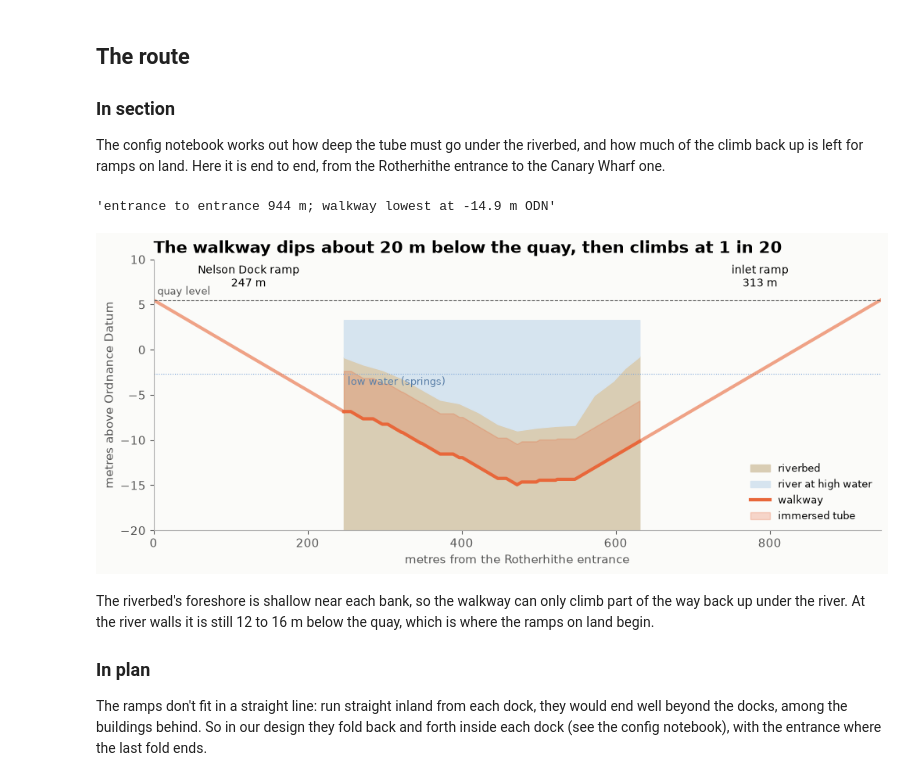
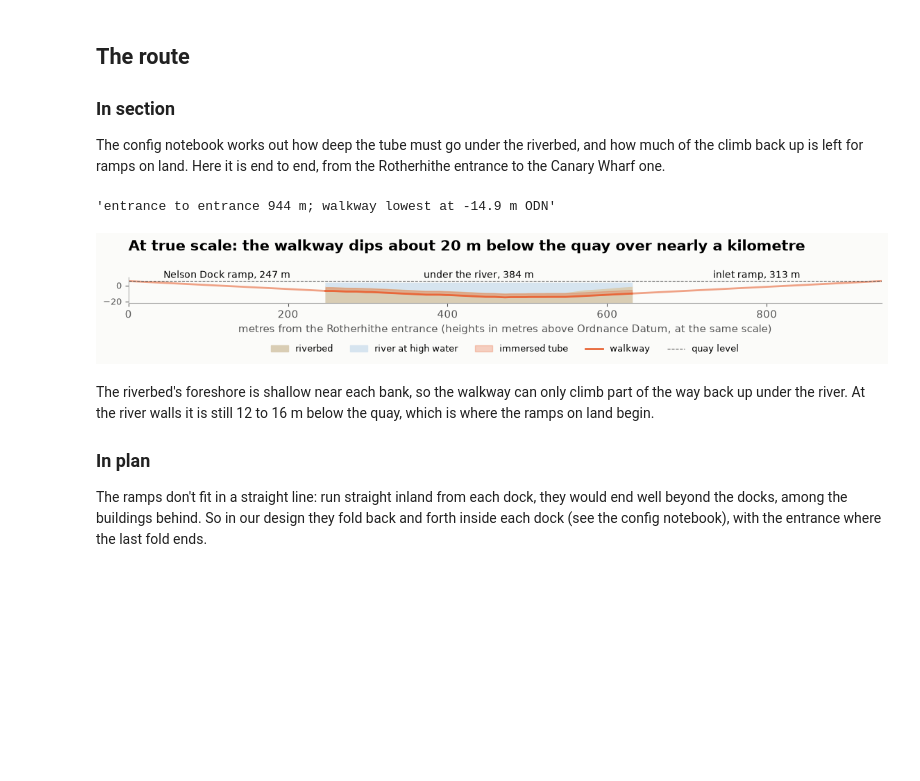
Before and after one commit to HenryDashwood/rotherhithe-to-canary-wharf-tunnel, a Jupyter notebook: nbs/02_route_and_ownership.ipynb, the cells around one changed output. Drawn from its saved outputs; the diff is of its cells as text; code cells hidden in the pictures; blank space fills up the shorter version.

Commit message:
Draw the tunnel's long section at true scale
Equal horizontal and vertical scales, so the figure no longer exaggerates
how steeply the walkway dips.

```diff
--- a/nbs/02_route_and_ownership.ipynb
+++ b/nbs/02_route_and_ownership.ipynb
@@ -346,41 +346,38 @@ for ramps on land. Here it is end to end, from the Rotherhithe entrance to the C
 # %%
 xs, w = walkway_profile()
 south_ramp, north_ramp = ramp_lengths()
 bed = np.interp(xs, *zip(*RIVERBED_CD)) + CHART_DATUM_ODN
 d = xs + south_ramp  # distance from the south entrance
-MHW, MLWS = 3.28, -2.69  # PLA chart 319, West India Pier (m ODN)
+MHW = 3.28  # mean high water, PLA chart 319, West India Pier (m ODN)
 
-fig, ax = plt.subplots(figsize=(12, 4.5))
-ax.fill_between(d, bed, -25, color="#d9cdb4", label="riverbed")
+# Drawn to true scale, one metre across is one metre down, so the depth isn't exaggerated
+fig, ax = plt.subplots(figsize=(14, 2.8))
+ax.fill_between(d, bed, -30, color="#d9cdb4", label="riverbed")
 ax.fill_between(d, bed, MHW, color=COLOURS["water"], label="river at high water")
-ax.axhline(MLWS, color="#7fa7d9", lw=0.8, ls=":")
-ax.text(d[0] + 5, MLWS - 1.2, "low water (springs)", color="#5a7fa8", fontsize=9)
 ramp_s = np.array([0, south_ramp]), np.array([QUAY_ODN, w[0]])
 ramp_n = np.array([d[-1], d[-1] + north_ramp]), np.array([w[-1], QUAY_ODN])
 for xx, yy in (ramp_s, ramp_n):
-    ax.plot(xx, yy, color=COLOURS["tunnel"], lw=3, alpha=0.6)
-ax.plot(d, w, color=COLOURS["tunnel"], lw=3, label="walkway")
-ax.fill_between(d, w, w + HEADROOM_M + ROOF_M, color=COLOURS["tunnel"], alpha=0.25, label="immersed tube")
-ax.axhline(QUAY_ODN, color="#555", lw=0.8, ls="--")
-ax.text(5, QUAY_ODN + 0.6, "quay level", color="#555", fontsize=9)
+    ax.plot(xx, yy, color=COLOURS["tunnel"], lw=2, alpha=0.6)
+ax.fill_between(d, w, w + HEADROOM_M + ROOF_M, color=COLOURS["tunnel"], alpha=0.3, label="immersed tube")
+ax.plot(d, w, color=COLOURS["tunnel"], lw=2, label="walkway")
+ax.axhline(QUAY_ODN, color="#555", lw=0.8, ls="--", label="quay level")
 for x, label in (
-    (south_ramp / 2, f"Nelson Dock ramp\n{south_ramp:.0f} m"),
-    (d[-1] + north_ramp / 2, f"inlet ramp\n{north_ramp:.0f} m"),
+    (south_ramp / 2, f"Nelson Dock ramp, {south_ramp:.0f} m"),
+    (d[0] + river_crossing().length / 2, f"under the river, {river_crossing().length:.0f} m"),
+    (d[-1] + north_ramp / 2, f"inlet ramp, {north_ramp:.0f} m"),
 ):
-    ax.text(x, QUAY_ODN + 1.5, label, ha="center", fontsize=10)
-ax.set(
-    xlim=(0, d[-1] + north_ramp),
-    ylim=(-20, 10),
-    xlabel="metres from the Rotherhithe entrance",
-    ylabel="metres above Ordnance Datum",
-)
-ax.legend(loc="lower right", fontsize=9)
-ax.set_title("The walkway dips about 20 m below the quay, then climbs at 1 in 20")
+    ax.text(x, QUAY_ODN + 4, label, ha="center", fontsize=10)
+ax.set_aspect("equal")
+ax.set(xlim=(0, d[-1] + north_ramp), ylim=(-22, 10), yticks=[-20, 0])
+ax.tick_params(axis="y", labelsize=9)
+ax.set_xlabel("metres from the Rotherhithe entrance (heights in metres above Ordnance Datum, at the same scale)")
+ax.legend(loc="upper center", bbox_to_anchor=(0.5, -1.3), ncol=5, fontsize=9)
+ax.set_title("At true scale: the walkway dips about 20 m below the quay over nearly a kilometre", pad=28)
 fig.savefig(FIGURES / "tunnel_profile.png")
 f"entrance to entrance {d[-1] + north_ramp:.0f} m; walkway lowest at {w.min():.1f} m ODN"
 # %% [output]
 'entrance to entrance 944 m; walkway lowest at -14.9 m ODN'
-[figure, old version]
+[figure, new version]
 # %% [markdown]
 The riverbed's foreshore is shallow near each bank, so the walkway can only climb part of the way back up under the
 river. At the river walls it is still 12 to 16 m below the quay, which is where the ramps on land begin.
```
Also changed, not shown: 1 other file.
